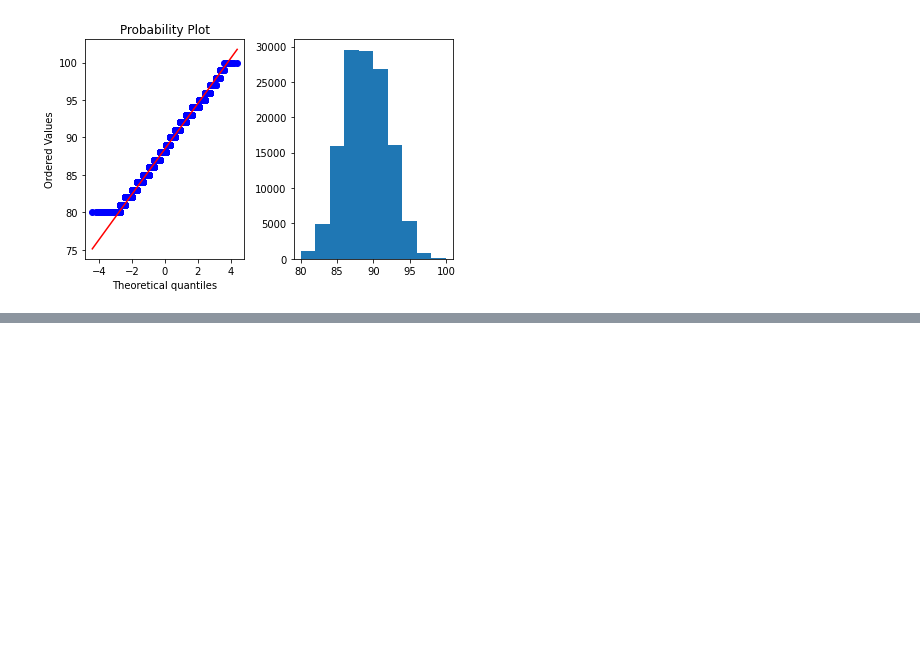
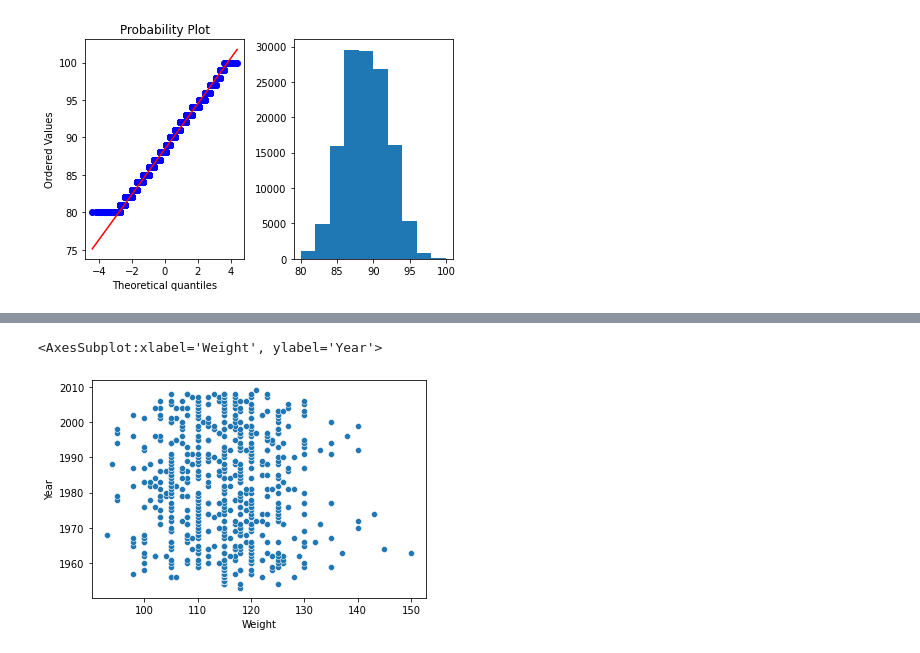
Before and after one commit to AleksejRum/sf_data_science, a Jupyter notebook: Modules/EDA/EDA2_Math_statistics/Mathematical_statistics.ipynb, the cells around one changed output, grey strips where cells are left out. Cells and saved outputs as stored; diff of their text form; code cells hidden in the pictures; blank space fills up the shorter version.

```diff
--- a/Modules/EDA/EDA2_Math_statistics/Mathematical_statistics.ipynb
+++ b/Modules/EDA/EDA2_Math_statistics/Mathematical_statistics.ipynb
@@ -140,0 +230,9 @@ plt.show()
+# %%
+sns.scatterplot(
+    data=model_df,
+    x='Weight',
+    y='Year'
+)
+# %% [output]
+<AxesSubplot:xlabel='Weight', ylabel='Year'>
+[figure, added]
```
Also changed, not shown: parts of 27 cells of this notebook, 2 other files.
